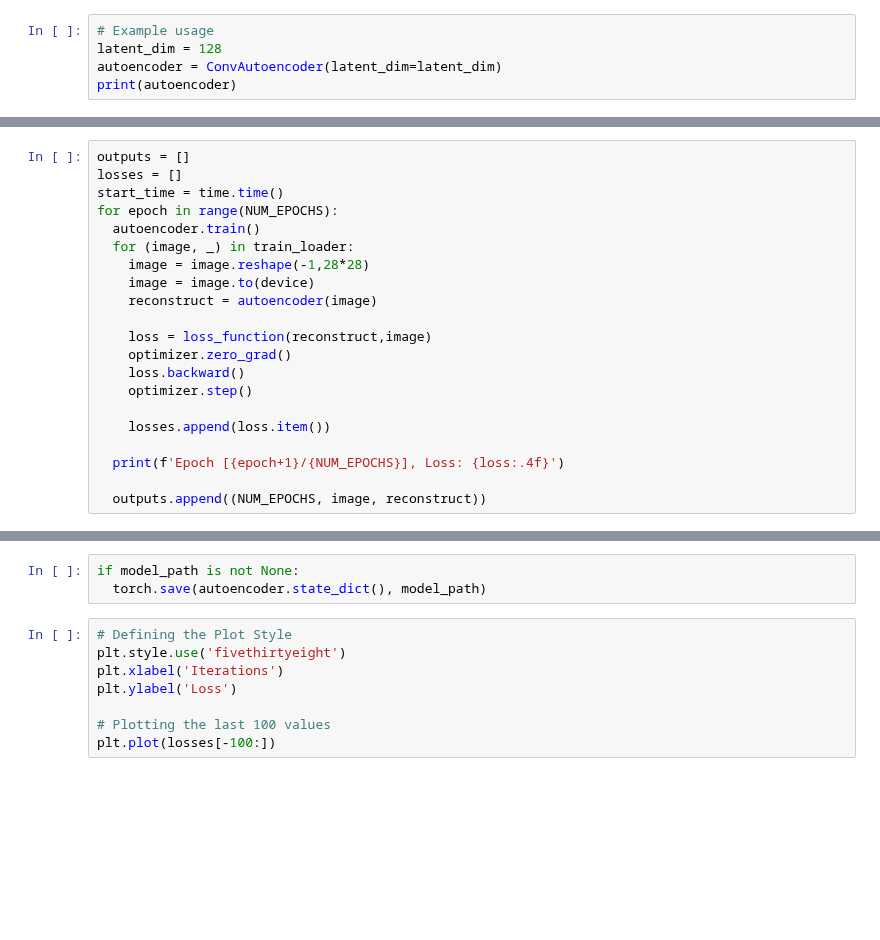
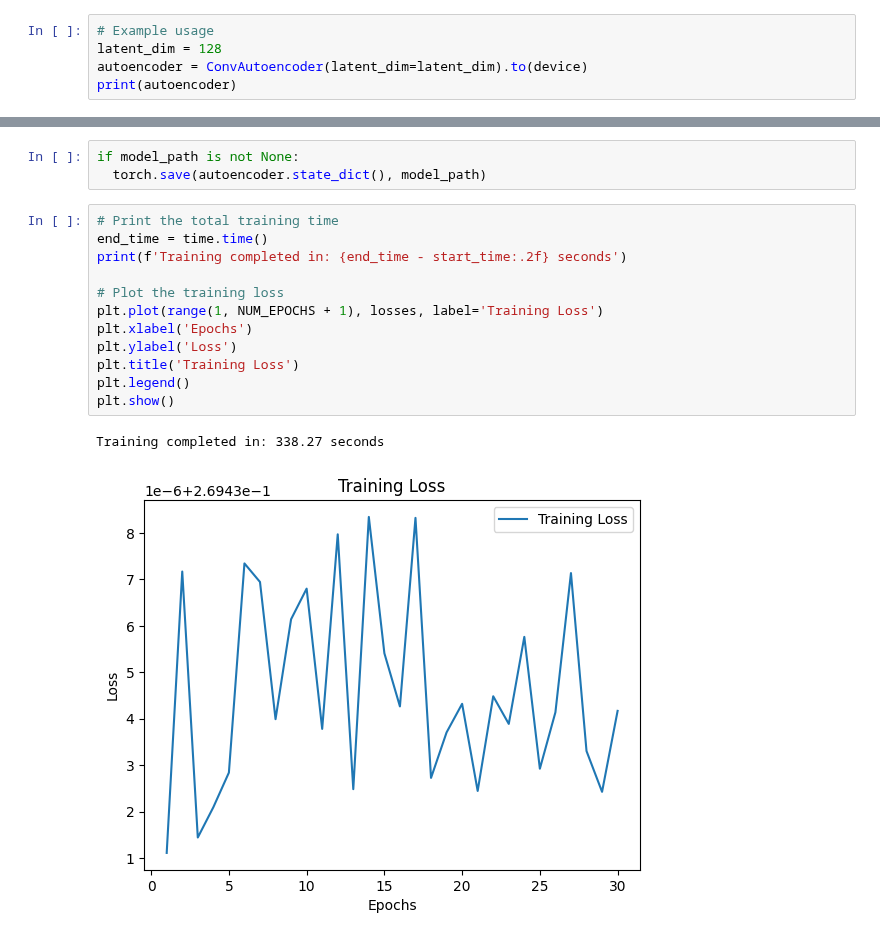
Before and after one commit to Bhimsendabby/Machine--Learning-practice, a Jupyter notebook: Autocoder_pytorch.ipynb, the cells around one changed output, grey strips where cells are left out. Saved outputs shown, nothing was run; the diff lists cells and outputs as text; blank space fills up the shorter version.

```diff
--- a/Autocoder_pytorch.ipynb
+++ b/Autocoder_pytorch.ipynb
@@ -264,7 +306,7 @@ class ConvAutoencoder(nn.Module):
 # %%
 # Example usage
 latent_dim = 128
-autoencoder = ConvAutoencoder(latent_dim=latent_dim)
+autoencoder = ConvAutoencoder(latent_dim=latent_dim).to(device)
 print(autoencoder)
 # %% [output]
 ConvAutoencoder(
@@ -287,24 +329,3 @@ ConvAutoencoder(
 # %%
 loss_function = nn.MSELoss()
 optimizer = torch.optim.Adam(autoencoder.parameters(), lr=LEARNING_RATE)
-# %%
-outputs = []
-losses = []
-start_time = time.time()
-for epoch in range(NUM_EPOCHS):
-  autoencoder.train()
-  for (image, _) in train_loader:
-    image = image.reshape(-1,28*28)
-    image = image.to(device)
-    reconstruct = autoencoder(image)
-
-    loss = loss_function(reconstruct,image)
-    optimizer.zero_grad()
-    loss.backward()
-    optimizer.step()
-
-    losses.append(loss.item())
-
-  print(f'Epoch [{epoch+1}/{NUM_EPOCHS}], Loss: {loss:.4f}')
-
-  outputs.append((NUM_EPOCHS, image, reconstruct))
@@ -311,11 +387,18 @@ for epoch in range(NUM_EPOCHS):
 # %%
 if model_path is not None:
   torch.save(autoencoder.state_dict(), model_path)
-# %%
-# Defining the Plot Style
-plt.style.use('fivethirtyeight')
-plt.xlabel('Iterations')
-plt.ylabel('Loss')
-
-# Plotting the last 100 values
-plt.plot(losses[-100:])
+# %%
+# Print the total training time
+end_time = time.time()
+print(f'Training completed in: {end_time - start_time:.2f} seconds')
+
+# Plot the training loss
+plt.plot(range(1, NUM_EPOCHS + 1), losses, label='Training Loss')
+plt.xlabel('Epochs')
+plt.ylabel('Loss')
+plt.title('Training Loss')
+plt.legend()
+plt.show()
+# %% [output]
+Training completed in: 338.27 seconds
+[figure, added]
```
Also changed, not shown: parts of 7 cells of this notebook.
